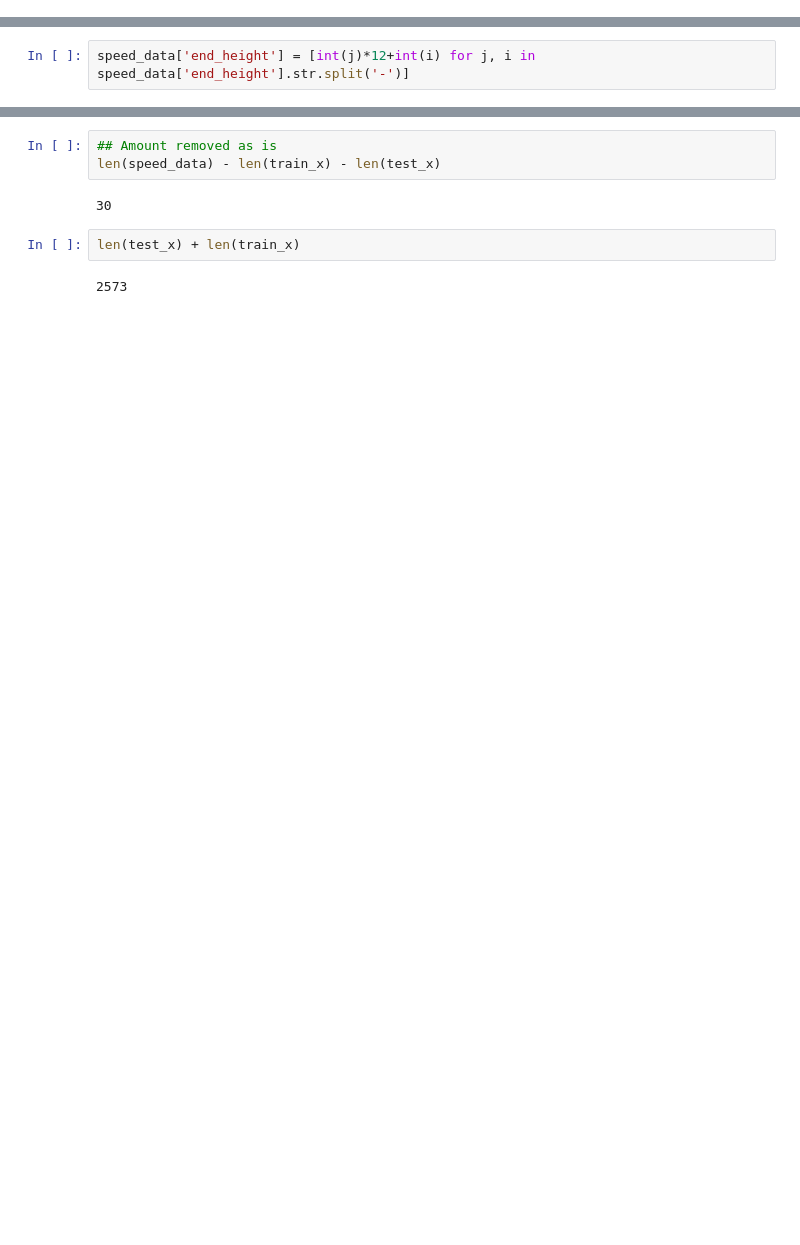
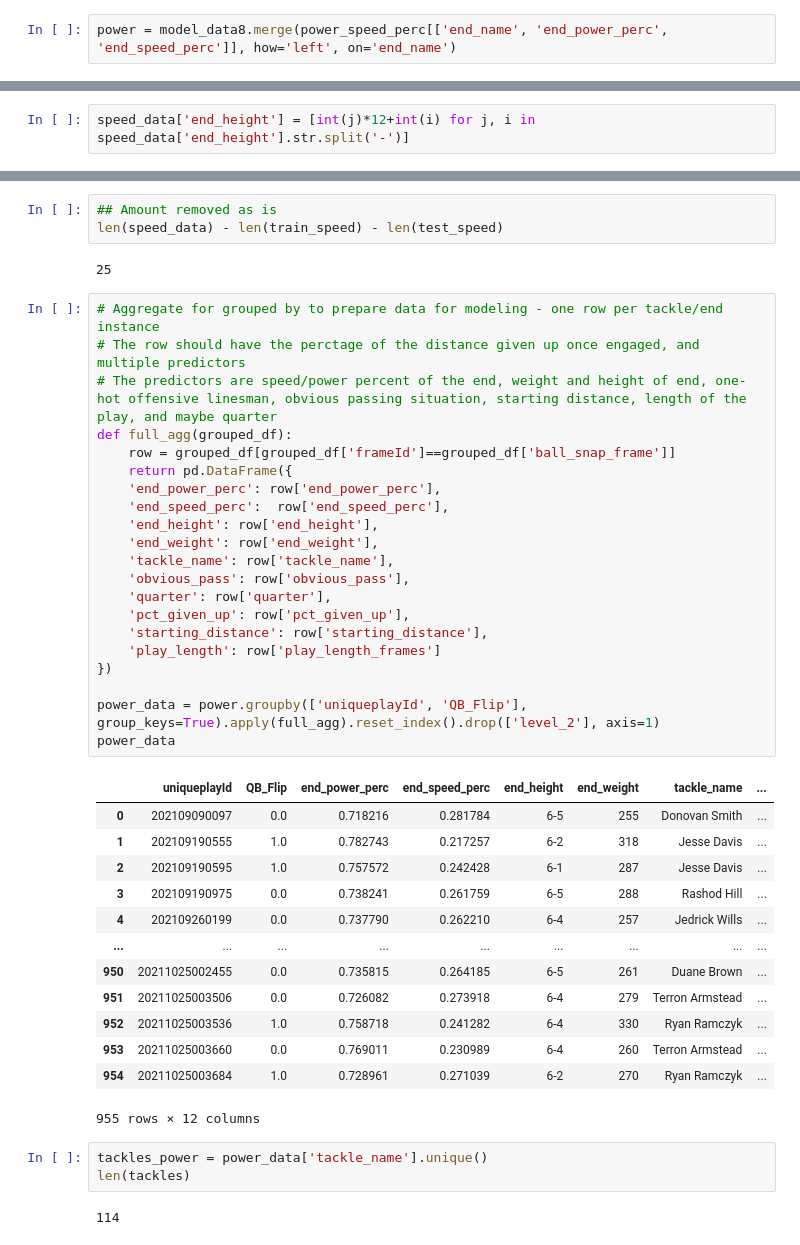
Before and after one commit to cnickol26/BigDataBowl2023, a Jupyter notebook: Modeling.ipynb, the cells around one changed output, grey strips where cells are left out. Saved outputs shown, nothing was run; the diff lists cells and outputs as text; blank space fills up the shorter version.

Commit message:
Power data

```diff
--- a/Modeling.ipynb
+++ b/Modeling.ipynb
@@ -380,6 +373,8 @@ power_speed_perc['Av_Speed'] = overall_perc_avs[1]
 power_speed_perc['num_plays'] = power_speed_perc['total'].sum()
 power_speed_perc['end_power_perc'] = power_speed_perc['power_perc']*(power_speed_perc['total']/500) + power_speed_perc['Av_Power']*(1-power_speed_perc['total']/500)
 power_speed_perc['end_speed_perc'] = power_speed_perc['speed_perc']*(power_speed_perc['total']/500) + power_speed_perc['Av_Speed']*(1-power_speed_perc['total']/500)
+# %%
+power = model_data8.merge(power_speed_perc[['end_name', 'end_power_perc', 'end_speed_perc']], how='left', on='end_name')
 # %%
 speed3 = speed3.merge(power_speed_perc[['end_name', 'end_power_perc', 'end_speed_perc']], how='left', on='end_name')
 # %%
@@ -498,10 +492,46 @@ Lucas Niang              5
 Name: tackle_name, dtype: int64
 # %%
 ## Amount removed as is
-len(speed_data) - len(train_x) - len(test_x)
+len(speed_data) - len(train_speed) - len(test_speed)
 # %% [output]
-30
+25
-# %%
-len(test_x) + len(train_x)
-# %% [output]
-2573
+# %%
+# Aggregate for grouped by to prepare data for modeling - one row per tackle/end instance
+# The row should have the perctage of the distance given up once engaged, and multiple predictors
+# The predictors are speed/power percent of the end, weight and height of end, one-hot offensive linesman, obvious passing situation, starting distance, length of the play, and maybe quarter
+def full_agg(grouped_df):
+    row = grouped_df[grouped_df['frameId']==grouped_df['ball_snap_frame']]
+    return pd.DataFrame({
+    'end_power_perc': row['end_power_perc'],
+    'end_speed_perc':  row['end_speed_perc'],
+    'end_height': row['end_height'],
+    'end_weight': row['end_weight'],
+    'tackle_name': row['tackle_name'],
+    'obvious_pass': row['obvious_pass'],
+    'quarter': row['quarter'],
+    'pct_given_up': row['pct_given_up'],
+    'starting_distance': row['starting_distance'],
+    'play_length': row['play_length_frames']
+})
+
+power_data = power.groupby(['uniqueplayId', 'QB_Flip'], group_keys=True).apply(full_agg).reset_index().drop(['level_2'], axis=1)
+power_data
+# %% [output]
+|  | uniqueplayId | QB_Flip | end_power_perc | end_speed_perc | end_height | end_weight | tackle_name | ... |
+| 0 | 202109090097 | 0.0 | 0.718216 | 0.281784 | 6-5 | 255 | Donovan Smith | ... |
+| 1 | 202109190555 | 1.0 | 0.782743 | 0.217257 | 6-2 | 318 | Jesse Davis | ... |
+| 2 | 202109190595 | 1.0 | 0.757572 | 0.242428 | 6-1 | 287 | Jesse Davis | ... |
+| 3 | 202109190975 | 0.0 | 0.738241 | 0.261759 | 6-5 | 288 | Rashod Hill | ... |
+| 4 | 202109260199 | 0.0 | 0.737790 | 0.262210 | 6-4 | 257 | Jedrick Wills | ... |
+| ... | ... | ... | ... | ... | ... | ... | ... | ... |
+| 950 | 20211025002455 | 0.0 | 0.735815 | 0.264185 | 6-5 | 261 | Duane Brown | ... |
+| 951 | 20211025003506 | 0.0 | 0.726082 | 0.273918 | 6-4 | 279 | Terron Armstead | ... |
+| 952 | 20211025003536 | 1.0 | 0.758718 | 0.241282 | 6-4 | 330 | Ryan Ramczyk | ... |
+| 953 | 20211025003660 | 0.0 | 0.769011 | 0.230989 | 6-4 | 260 | Terron Armstead | ... |
+| 954 | 20211025003684 | 1.0 | 0.728961 | 0.271039 | 6-2 | 270 | Ryan Ramczyk | ... |
+955 rows × 12 columns
+# %%
+tackles_power = power_data['tackle_name'].unique()
+len(tackles)
+# %% [output]
+114
```
Also changed, not shown: parts of 25 cells of this notebook.
